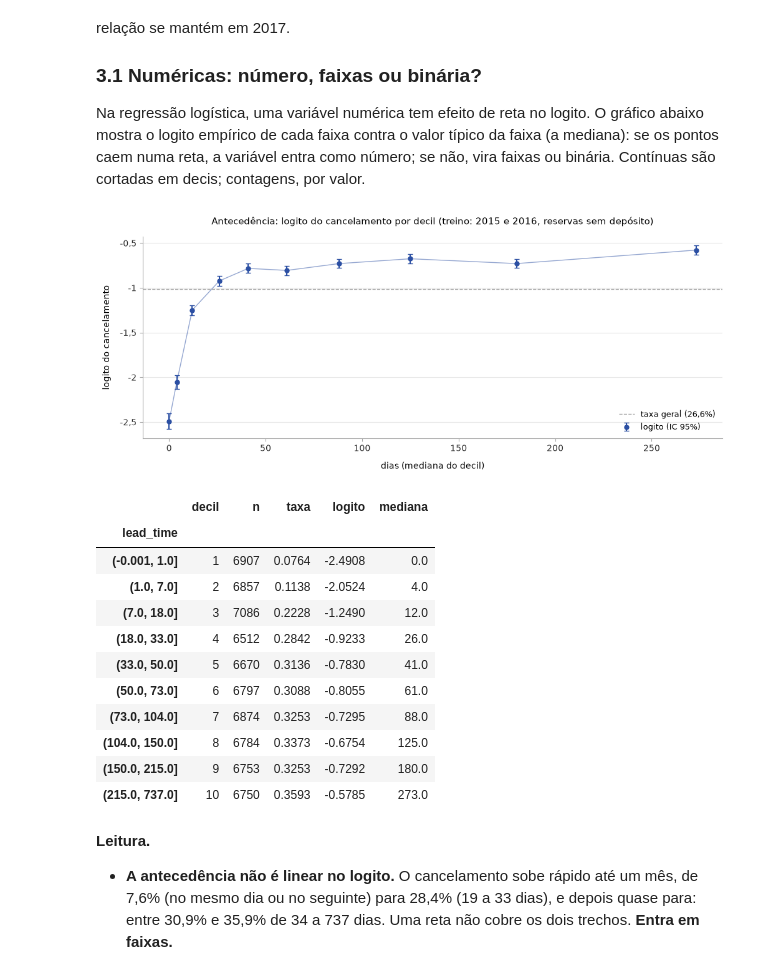
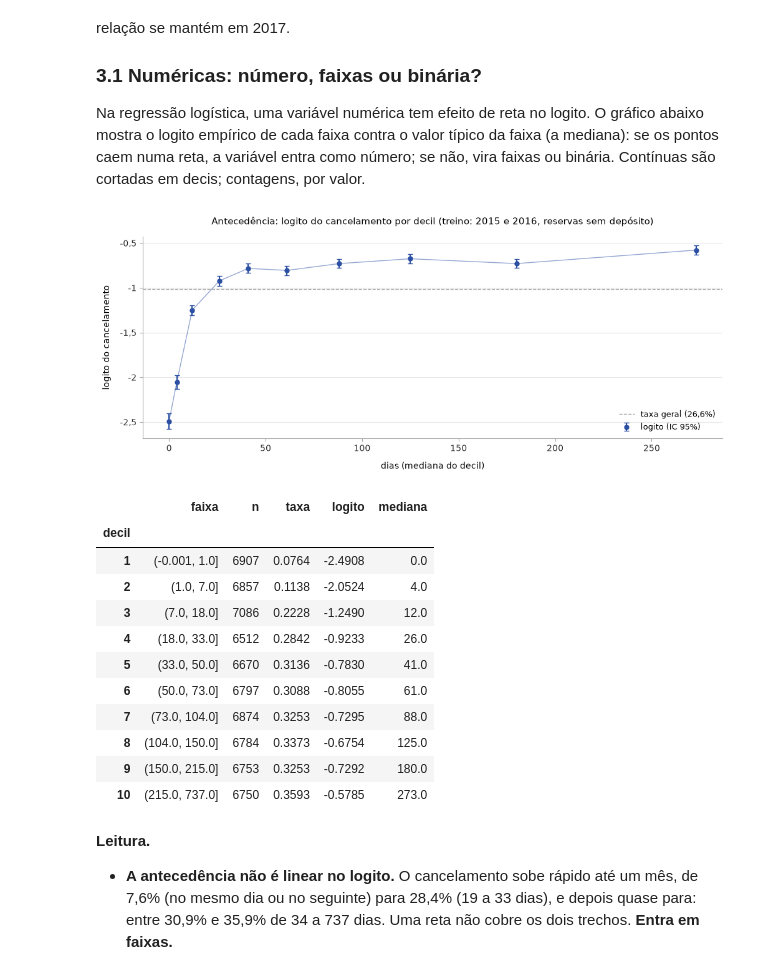
Before and after one commit to acrosatto/comunicacao-dados-mba, a Jupyter notebook: analise/ana/02_variaveis.ipynb, the cells around one changed output. Cells and saved outputs as stored; diff of their text form; code cells hidden in the pictures.

Commit message:
Põe o decil como primeira coluna nas tabelas por decil
Co-Authored-By: Claude Opus 5.5 <noreply@anthropic.com>

```diff
--- a/analise/ana/02_variaveis.ipynb
+++ b/analise/ana/02_variaveis.ipynb
@@ -293,30 +293,32 @@ Na regressão logística, uma variável numérica tem efeito de reta no logito.
 # %%
 taxa_treino = treino['is_canceled'].mean()
 colunas = ['decil', 'n', 'taxa', 'logito', 'mediana']
 
 def logito_decis(coluna, titulo, rotulo):
     tabela = logito_por_faixa(treino, coluna)
     fig, ax = plt.subplots(figsize=(12, 4.2))
     grafico_logito(tabela, titulo=titulo, rotulo_x=rotulo, taxa_geral=taxa_treino, ax=ax)
     plt.show()
-    return tabela[colunas].round(4).assign(mediana=lambda t: t['mediana'].round(1))   # mediana em dias ou euros
+    tabela = tabela[colunas].round(4).assign(mediana=lambda t: t['mediana'].round(1))   # mediana em dias ou euros
+    # o decil identifica a linha; o intervalo vira a coluna faixa
+    return tabela.rename_axis('faixa').reset_index().set_index('decil')
 
 logito_decis('lead_time', 'Antecedência: logito do cancelamento por decil (treino: 2015 e 2016, reservas sem depósito)',
              'dias (mediana do decil)')
 # %% [output]
 [figure]
-|  | decil | n | taxa | logito | mediana |
-| lead_time |  |  |  |  |  |
-| (-0.001, 1.0] | 1 | 6907 | 0.0764 | -2.4908 | 0.0 |
-| (1.0, 7.0] | 2 | 6857 | 0.1138 | -2.0524 | 4.0 |
-| (7.0, 18.0] | 3 | 7086 | 0.2228 | -1.2490 | 12.0 |
-| (18.0, 33.0] | 4 | 6512 | 0.2842 | -0.9233 | 26.0 |
-| (33.0, 50.0] | 5 | 6670 | 0.3136 | -0.7830 | 41.0 |
-| (50.0, 73.0] | 6 | 6797 | 0.3088 | -0.8055 | 61.0 |
-| (73.0, 104.0] | 7 | 6874 | 0.3253 | -0.7295 | 88.0 |
-| (104.0, 150.0] | 8 | 6784 | 0.3373 | -0.6754 | 125.0 |
-| (150.0, 215.0] | 9 | 6753 | 0.3253 | -0.7292 | 180.0 |
-| (215.0, 737.0] | 10 | 6750 | 0.3593 | -0.5785 | 273.0 |
+|  | faixa | n | taxa | logito | mediana |
+| decil |  |  |  |  |  |
+| 1 | (-0.001, 1.0] | 6907 | 0.0764 | -2.4908 | 0.0 |
+| 2 | (1.0, 7.0] | 6857 | 0.1138 | -2.0524 | 4.0 |
+| 3 | (7.0, 18.0] | 7086 | 0.2228 | -1.2490 | 12.0 |
+| 4 | (18.0, 33.0] | 6512 | 0.2842 | -0.9233 | 26.0 |
+| 5 | (33.0, 50.0] | 6670 | 0.3136 | -0.7830 | 41.0 |
+| 6 | (50.0, 73.0] | 6797 | 0.3088 | -0.8055 | 61.0 |
+| 7 | (73.0, 104.0] | 6874 | 0.3253 | -0.7295 | 88.0 |
+| 8 | (104.0, 150.0] | 6784 | 0.3373 | -0.6754 | 125.0 |
+| 9 | (150.0, 215.0] | 6753 | 0.3253 | -0.7292 | 180.0 |
+| 10 | (215.0, 737.0] | 6750 | 0.3593 | -0.5785 | 273.0 |
 # %% [markdown]
 **Leitura.**
 
```
Also changed, not shown: parts of 1 cell of this notebook.
